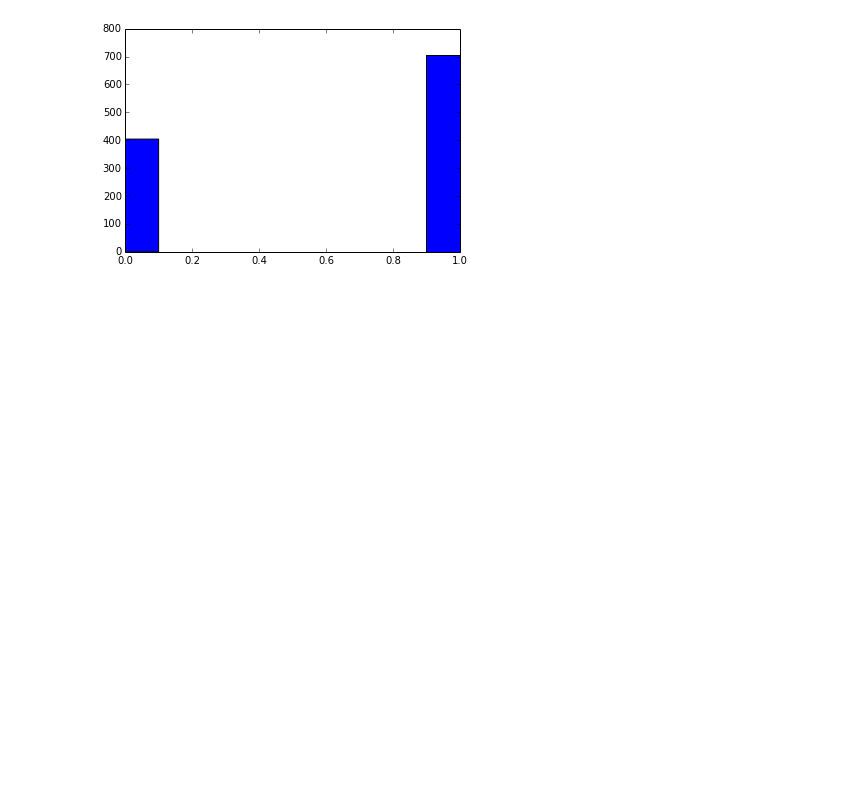
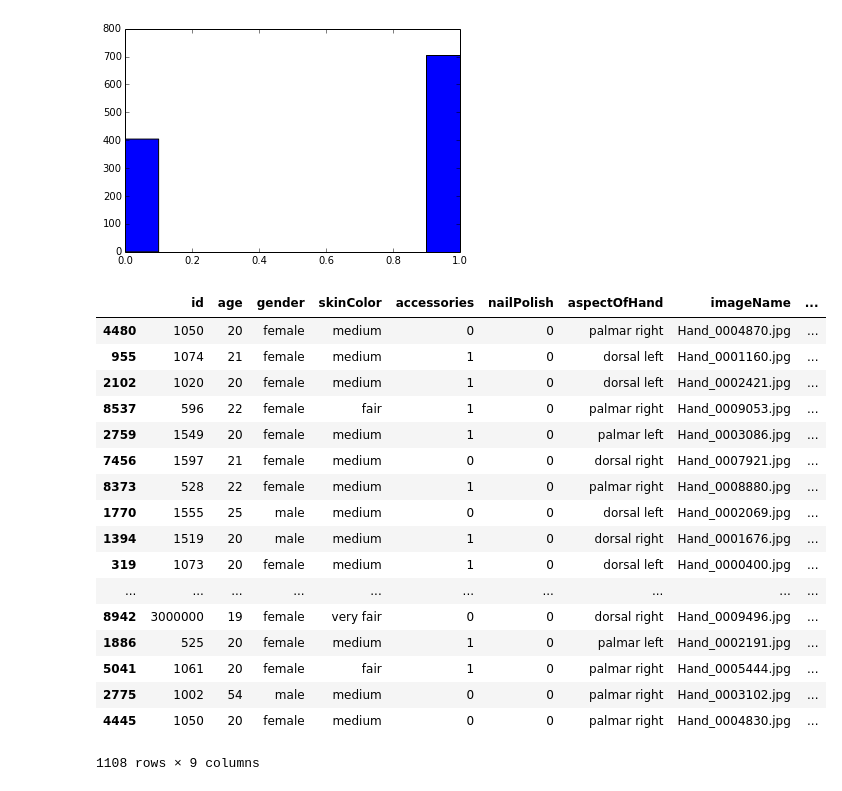
Before and after one commit to bregydoc/torioux-hands, a Jupyter notebook: Modeling.ipynb, the cells around one changed output. Saved outputs shown, nothing was run; the diff lists cells and outputs as text; code cells hidden in the pictures; blank space fills up the shorter version.

```diff
--- a/Modeling.ipynb
+++ b/Modeling.ipynb
@@ -183,3 +174,24 @@ plt.hist(agesArr)
 # %%
 from matplotlib import pyplot as plt
 %matplotlib inline
+# %%
+sampleHands
+# %% [output]
+|  | id | age | gender | skinColor | accessories | nailPolish | aspectOfHand | imageName | ... |
+| 4480 | 1050 | 20 | female | medium | 0 | 0 | palmar right | Hand_0004870.jpg | ... |
+| 955 | 1074 | 21 | female | medium | 1 | 0 | dorsal left | Hand_0001160.jpg | ... |
+| 2102 | 1020 | 20 | female | medium | 1 | 0 | dorsal left | Hand_0002421.jpg | ... |
+| 8537 | 596 | 22 | female | fair | 1 | 0 | palmar right | Hand_0009053.jpg | ... |
+| 2759 | 1549 | 20 | female | medium | 1 | 0 | palmar left | Hand_0003086.jpg | ... |
+| 7456 | 1597 | 21 | female | medium | 0 | 0 | dorsal right | Hand_0007921.jpg | ... |
+| 8373 | 528 | 22 | female | medium | 1 | 0 | palmar right | Hand_0008880.jpg | ... |
+| 1770 | 1555 | 25 | male | medium | 0 | 0 | dorsal left | Hand_0002069.jpg | ... |
+| 1394 | 1519 | 20 | male | medium | 1 | 0 | dorsal right | Hand_0001676.jpg | ... |
+| 319 | 1073 | 20 | female | medium | 1 | 0 | dorsal left | Hand_0000400.jpg | ... |
+| ... | ... | ... | ... | ... | ... | ... | ... | ... | ... |
+| 8942 | 3000000 | 19 | female | very fair | 0 | 0 | dorsal right | Hand_0009496.jpg | ... |
+| 1886 | 525 | 20 | female | medium | 1 | 0 | palmar left | Hand_0002191.jpg | ... |
+| 5041 | 1061 | 20 | female | fair | 1 | 0 | palmar right | Hand_0005444.jpg | ... |
+| 2775 | 1002 | 54 | male | medium | 0 | 0 | palmar right | Hand_0003102.jpg | ... |
+| 4445 | 1050 | 20 | female | medium | 0 | 0 | palmar right | Hand_0004830.jpg | ... |
+1108 rows × 9 columns
```
Also changed, not shown: parts of 6 cells of this notebook, 1 other file.
